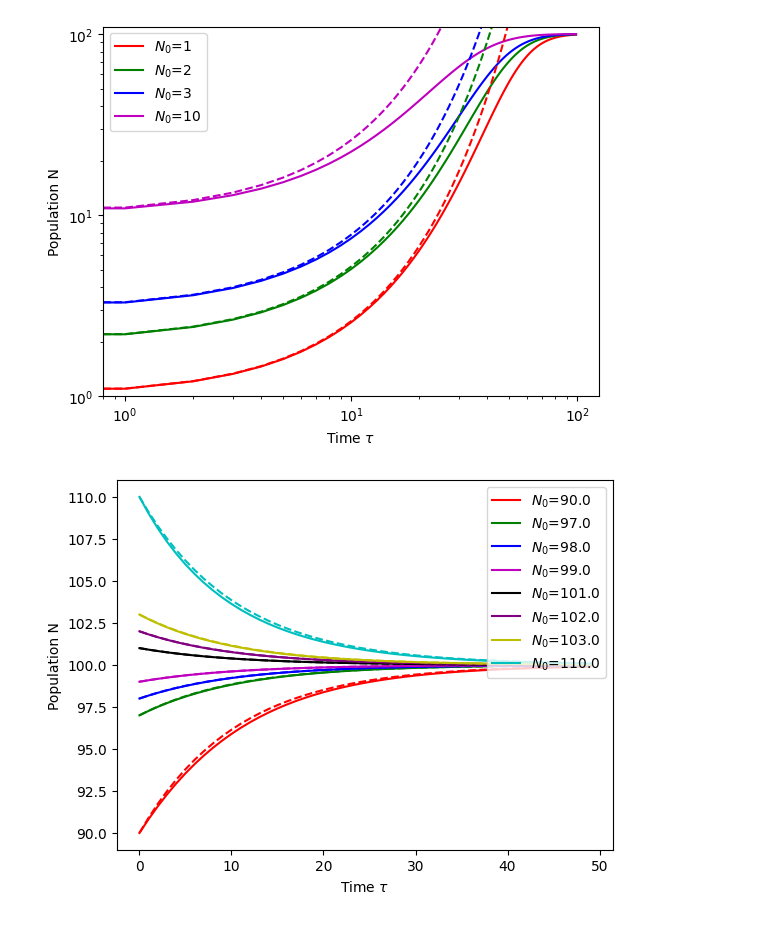
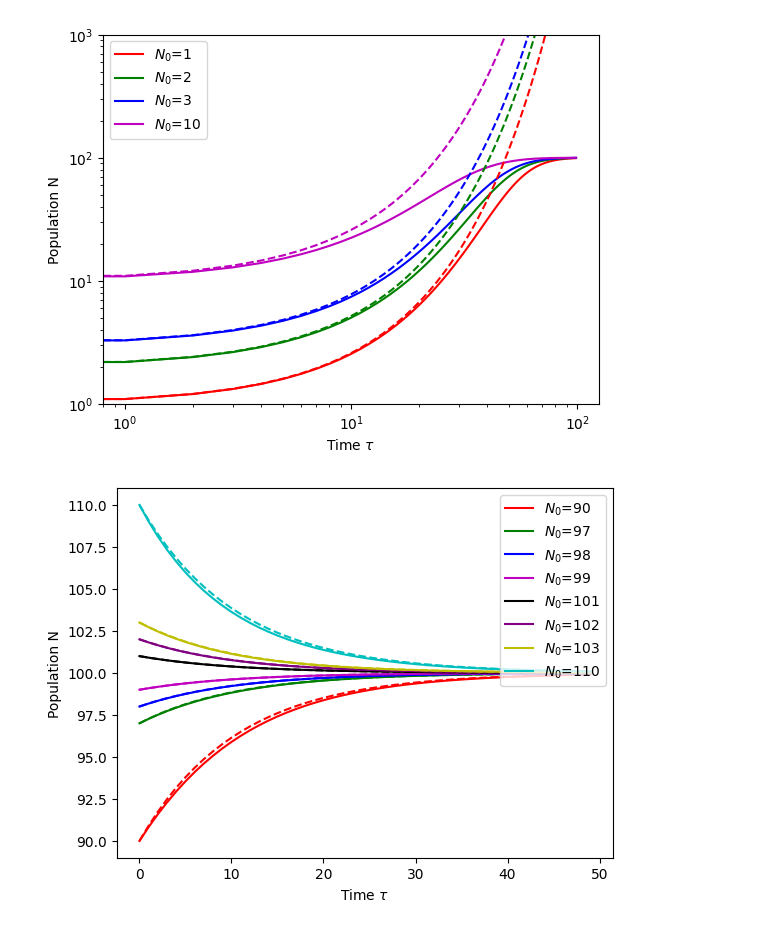
Before and after one commit to Ackejohansson/Complex-Adaptive-System--CAS1, a Jupyter notebook: LP3-CompBio/ProblemSets/ProblemSet1/Task1.2.ipynb, the cells around one changed output. Saved outputs shown, nothing was run; the diff lists cells and outputs as text; code cells hidden in the pictures.

```diff
--- a/LP3-CompBio/ProblemSets/ProblemSet1/Task1.2.ipynb
+++ b/LP3-CompBio/ProblemSets/ProblemSet1/Task1.2.ipynb
@@ -26,29 +26,28 @@ N_linear = ComputeLinearStabilityPopulation()
 # %%
 color = ['r','g','b','m']
 for i, row in enumerate(N):
     plt.loglog(row,c=color[i],label= f'$N_0$={N0[i]}')
 
 for i, row in enumerate(N_linear):
     plt.loglog(row, linestyle = '--',  c=color[i])
 
 plt.xlabel(r"Time $\tau$")
 plt.ylabel("Population N")
-plt.ylim(1,110)
+plt.ylim(1,1000)
 plt.legend()
 plt.show()
 # %% [output]
-[figure, old version]
+[figure, new version]
 # %%
 # f)
 time_max = 50
 N_star_2= K*r**(1/b)
-N = np.zeros((len(N0), time_max))
 dN0 = np.array([-10, -3, -2, -1, 1, 2, 3, 10])
+N = np.zeros((len(dN0), time_max))
 N_linear = np.copy(N)
 
 N[:,0] = N_star_2 + dN0
 N_linear[:,0] = dN0
-
 
 for t in range(time_max - 1):
         N_linear[:, t + 1] = (1+r-r*b)/(1+r) * N_linear[:, t]
@@ -57,7 +56,7 @@ N_linear += 100
 
 colors = ['r','g','b','m','k','purple','y','c']
 for i, color in enumerate(colors):
-    plt.plot(range(time_max), N[i,:],c=color, label= f'$N_0$={N[i,0]}')
+    plt.plot(range(time_max), N[i,:],c=color, label= f'$N_0$={N[i,0]:.0f}')
     plt.plot(range(time_max), N_linear[i,:],'--', c=color)
 
 plt.legend(loc='upper right')
@@ -65,4 +64,4 @@ plt.xlabel(r"Time $\tau$")
 plt.ylabel("Population N")
 plt.show()
 # %% [output]
-[figure, old version]
+[figure, new version]
```
Also changed, not shown: 4 other files.
